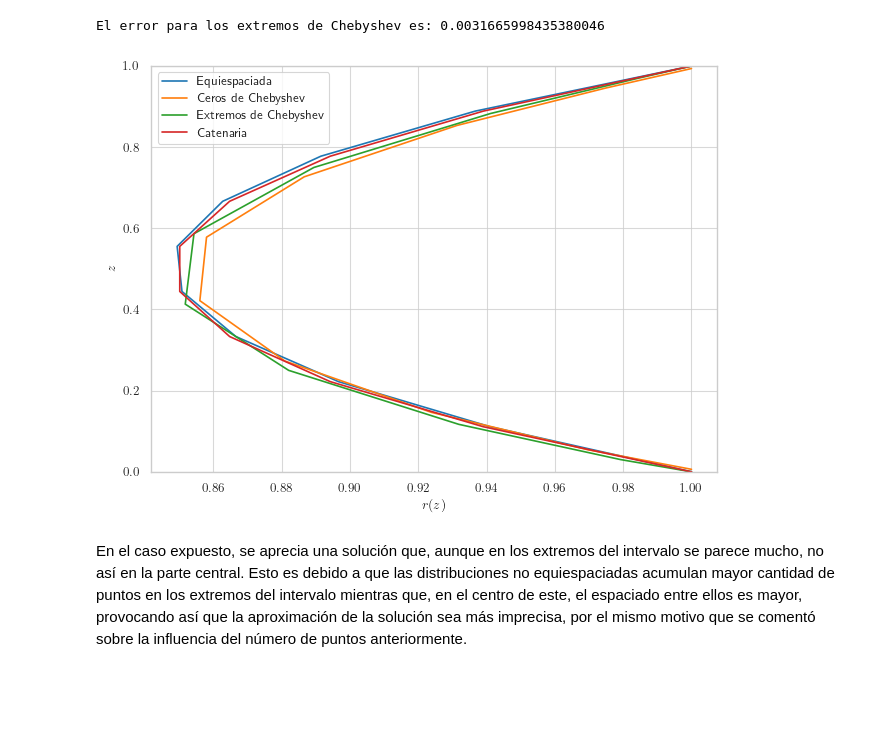
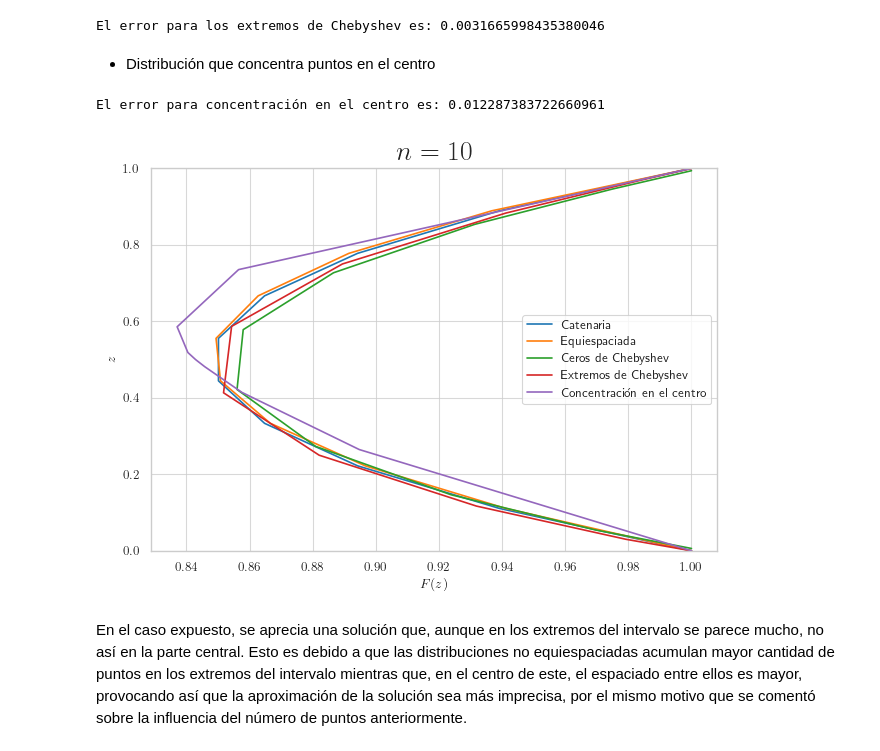
Before and after one commit to ismaellopezgallo/Trabajo-Optimizaci-n, a Jupyter notebook: trabajo_pompa.ipynb, the cells around one changed output. Saved outputs shown, nothing was run; the diff lists cells and outputs as text; code cells hidden in the pictures; blank space fills up the shorter version.

```diff
--- a/trabajo_pompa.ipynb
+++ b/trabajo_pompa.ipynb
@@ -354,0 +360,18 @@ plt.grid(True)
+# %%
+error_radio = []
+radio = []
+for i in range(10, 25):
+    F_0 = 0.05*i
+    F0 = F_0
+    F1 = F_0
+    F_init.fill(F_0)
+
+    a_sol, k_sol = fsolve(params_catenaria, initial_guess)
+    cat_f = catenaria(z)
+
+    sol_grad = minimize(area_func, F_init, bounds=bounds, method='SLSQP')
+    Famp = np.concatenate(([F0], sol_grad.x, [F1]))
+
+    error = np.linalg.norm(Famp - cat_f)/np.linalg.norm(cat_f)
+    error_radio.append(error)
+    radio.append(F_0)
@@ -652,24 +731,45 @@ error_chebe = np.linalg.norm(Famp_chebe - F_catchebe)/np.linalg.norm(F_catchebe)
 print('El error para los extremos de Chebyshev es:', error_chebe)
 # %% [output]
 El error para los extremos de Chebyshev es: 0.0031665998435380046
+# %% [markdown]
+- Distribución que concentra puntos en el centro
+# %%
+def concentracion_centro(n):
+    zconc = np.linspace(-1, 1, n)
+    zconc = zconc**3
+    zconc = (zconc + 1)/2
+    return zconc
+
+zconc = concentracion_centro(n)
+delta_z = np.diff(zconc)
+sol_gradconc = minimize(area_distrib, F_init, bounds=bounds, method='SLSQP')
+Famp_conc = np.concatenate(([F0], sol_gradconc.x, [F1]))
+a_sol, k_sol = fsolve(params_catenaria, initial_guess)
+F_catconc = catenaria(zconc)
+error_conc = np.linalg.norm(Famp_conc - F_catconc)/np.linalg.norm(F_catconc)
+print('El error para concentración en el centro es:', error_conc)
+# %% [output]
+El error para concentración en el centro es: 0.012287383722660961
 # %%
+plt.plot(F_cateq, zeq, label='Catenaria')
 plt.plot(Famp_eq, zeq, label = 'Equiespaciada')
 plt.plot(Famp_chebz, zchebz, label = 'Ceros de Chebyshev')
 plt.plot(Famp_chebe, zchebe, label = 'Extremos de Chebyshev')
-plt.plot(F_cateq, zeq, label='Catenaria')
+plt.plot(Famp_conc, zconc, label = 'Concentración en el centro')
 plt.ylabel('$z$')
-plt.xlabel('$r(z)$')
+plt.xlabel('$F(z)$')
 plt.ylim(0, 1)
 # plt.xlim(0.8, 1)
 # puede ser que distribución concentrada en el centro no mejore porque en realidad no hay tanta variación, solo es la escala????
 # plt.xlim(0, 1)
-# plt.title('Soluciones para distintas distribuciones de puntos, con $n = {}$'.format(n))
+plt.title('$n = {}$'.format(n), fontsize=20)
 plt.legend()
 plt.tight_layout()
-plt.savefig('Figuras/sol_distrib_n10.pdf', format='pdf')
+# plt.savefig('Figuras/sol_distrib_n10.pdf', format='pdf')
+plt.savefig('Figuras/Presentación/sol_distrib_n10.pdf', format='pdf')
 plt.show()
 # %% [output]
-[figure, old version]
+[figure, new version]
 # %% [markdown]
 En el caso expuesto, se aprecia una solución que, aunque en los extremos del intervalo se parece mucho, no así en la parte central. Esto es debido a que las distribuciones no equiespaciadas acumulan mayor cantidad de puntos en los extremos del intervalo mientras que, en el centro de este, el espaciado entre ellos es mayor, provocando así que la aproximación de la solución sea más imprecisa, por el mismo motivo que se comentó sobre la influencia del número de puntos anteriormente.
 # %% [markdown]
```
Also changed, not shown: parts of 67 cells of this notebook, 36 other files.
